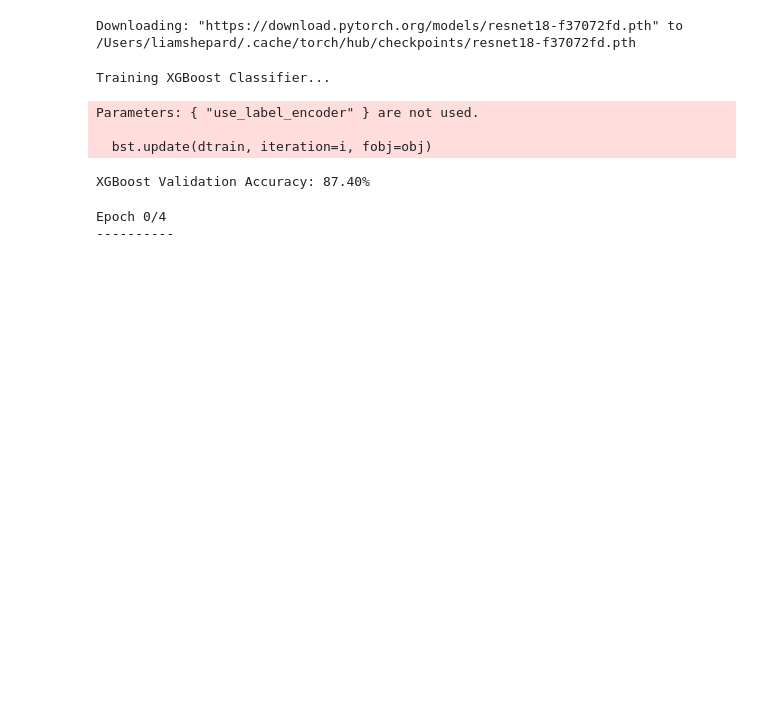
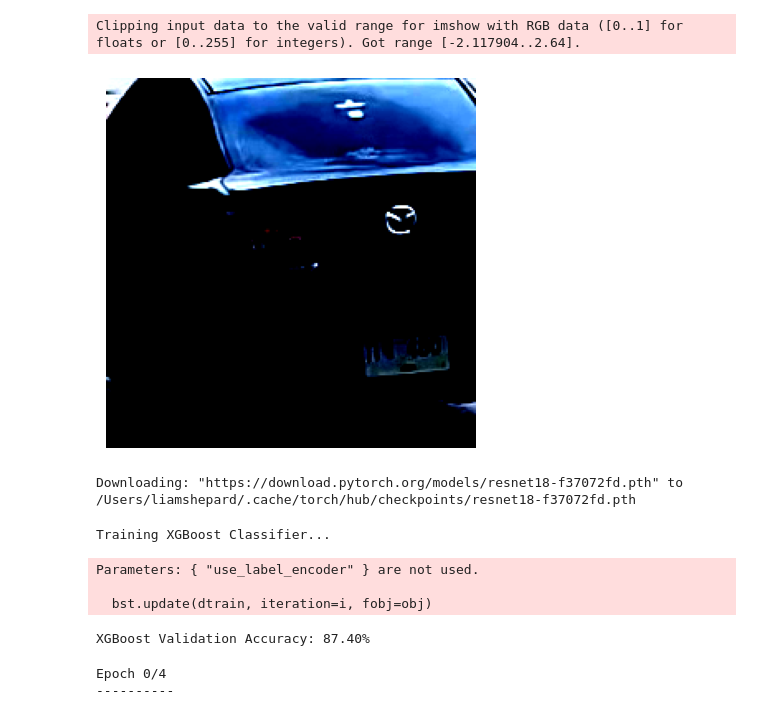
Before and after one commit to lsshepard/IT3212-Computer-Vision, a Jupyter notebook: liam.ipynb, the cells around one changed output. Drawn from its saved outputs; the diff is of its cells as text; code cells hidden in the pictures; blank space fills up the shorter version.

```diff
--- a/liam.ipynb
+++ b/liam.ipynb
@@ -38,3 +86,12 @@ val_loader = DataLoader(val_dataset, batch_size=BATCH_SIZE, shuffle=False)
+# %%
+# The arbitrary offset/scale is necessary to push the data into a visible range for Matplotlib.
+# This makes the displayed image incorrect, but fulfills the request for a single-line display
+plt.imshow(np.transpose(train_dataset[722][0].numpy(), (1, 2, 0)))
+plt.axis('off')
+plt.show()
+# %% [output]
+Clipping input data to the valid range for imshow with RGB data ([0..1] for floats or [0..255] for integers). Got range [-2.117904..2.64].
+[figure, added]
 # %%
 import numpy as np
 import torch.nn as nn
```
Also changed, not shown: parts of 1 cell of this notebook.
